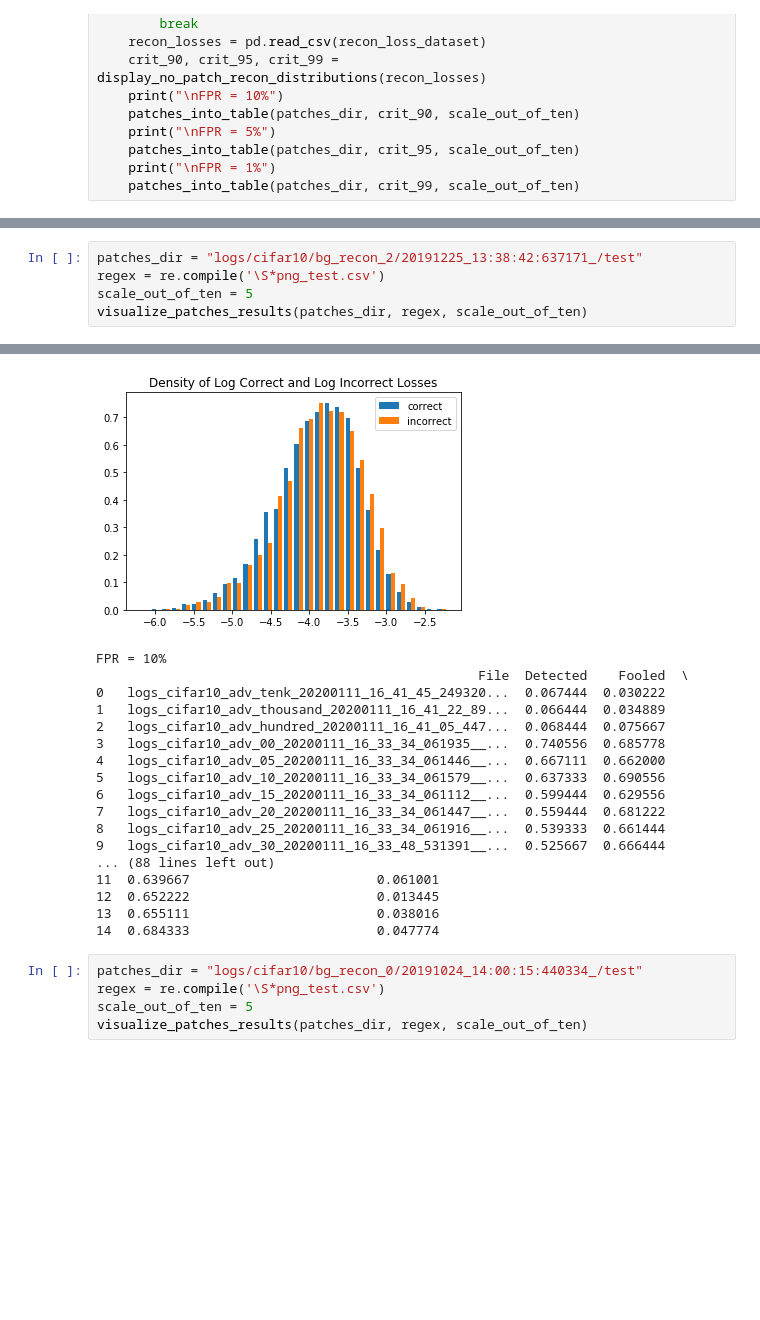
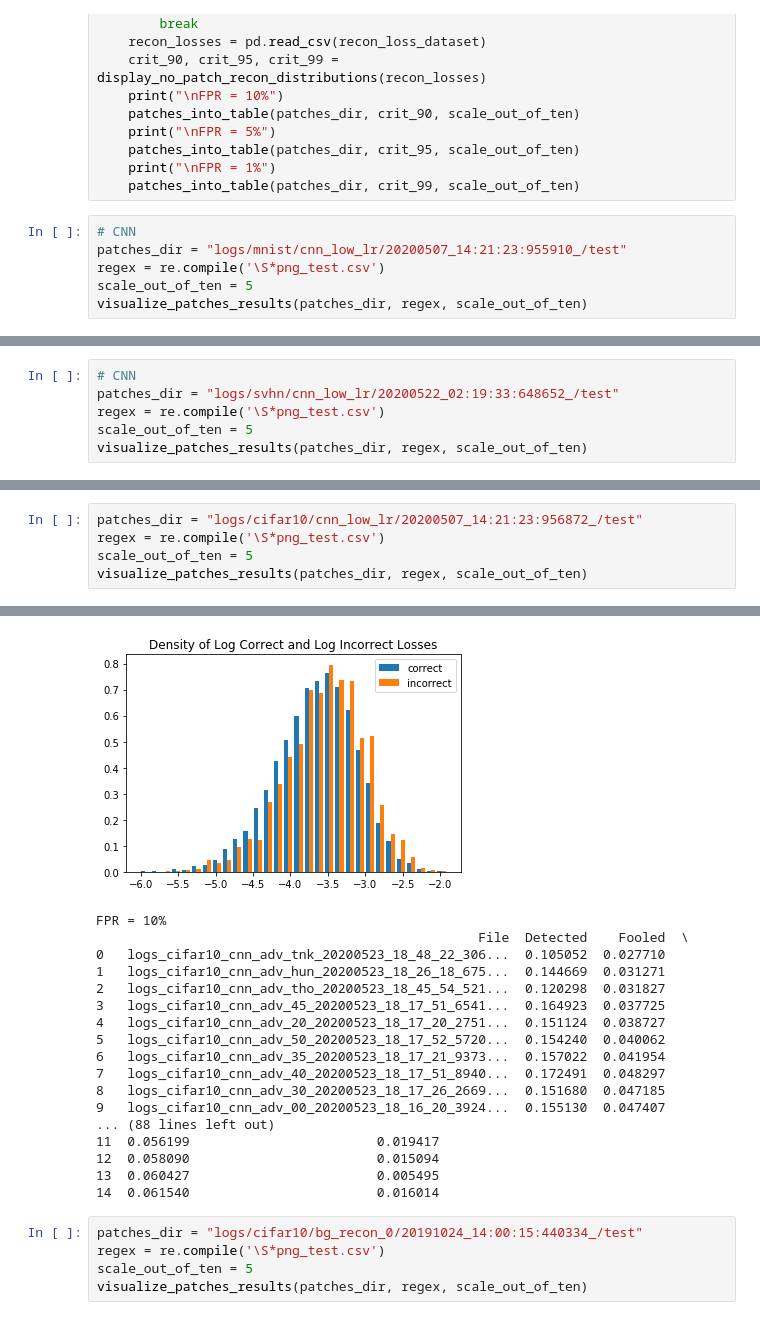
Before and after one commit to PerryXDeng/detecting-adversarial-patches-capsule-networks, a Jupyter notebook: recon_error_analysis.ipynb, the cells around one changed output, grey strips where cells are left out. Saved outputs shown, nothing was run; the diff lists cells and outputs as text; blank space fills up the shorter version.

```diff
--- a/recon_error_analysis.ipynb
+++ b/recon_error_analysis.ipynb
@@ -128,3 +128,9 @@ def visualize_patches_results(data_dir, regex, scale_out_of_ten):
     patches_into_table(patches_dir, crit_95, scale_out_of_ten)
     print("\nFPR = 1%")
     patches_into_table(patches_dir, crit_99, scale_out_of_ten)
+# %%
+# CNN
+patches_dir = "logs/mnist/cnn_low_lr/20200507_14:21:23:955910_/test"
+regex = re.compile('\S*png_test.csv')
+scale_out_of_ten = 5
+visualize_patches_results(patches_dir, regex, scale_out_of_ten)
@@ -155,3 +184,9 @@ FPR = 10%
 13  0.028160                        0.492000
 14  0.028160                        0.602504
 15  0.028603                        0.273239
+# %%
+# CNN
+patches_dir = "logs/svhn/cnn_low_lr/20200522_02:19:33:648652_/test"
+regex = re.compile('\S*png_test.csv')
+scale_out_of_ten = 5
+visualize_patches_results(patches_dir, regex, scale_out_of_ten)
@@ -185,5 +243,5 @@ FPR = 10%
 # %%
-patches_dir = "logs/cifar10/bg_recon_2/20191225_13:38:42:637171_/test"
+patches_dir = "logs/cifar10/cnn_low_lr/20200507_14:21:23:956872_/test"
 regex = re.compile('\S*png_test.csv')
 scale_out_of_ten = 5
 visualize_patches_results(patches_dir, regex, scale_out_of_ten)
@@ -194,21 +252,21 @@ visualize_patches_results(patches_dir, regex, scale_out_of_ten)
-[figure, old version]
+[figure, new version]
 FPR = 10%
                                                  File  Detected    Fooled  \
-0   logs_cifar10_adv_tenk_20200111_16_41_45_249320...  0.067444  0.030222
-1   logs_cifar10_adv_thousand_20200111_16_41_22_89...  0.066444  0.034889
-2   logs_cifar10_adv_hundred_20200111_16_41_05_447...  0.068444  0.075667
-3   logs_cifar10_adv_00_20200111_16_33_34_061935__...  0.740556  0.685778
-4   logs_cifar10_adv_05_20200111_16_33_34_061446__...  0.667111  0.662000
-5   logs_cifar10_adv_10_20200111_16_33_34_061579__...  0.637333  0.690556
-6   logs_cifar10_adv_15_20200111_16_33_34_061112__...  0.599444  0.629556
-7   logs_cifar10_adv_20_20200111_16_33_34_061447__...  0.559444  0.681222
-8   logs_cifar10_adv_25_20200111_16_33_34_061916__...  0.539333  0.661444
-9   logs_cifar10_adv_30_20200111_16_33_48_531391__...  0.525667  0.666444
+0   logs_cifar10_cnn_adv_tnk_20200523_18_48_22_306...  0.105052  0.027710
+1   logs_cifar10_cnn_adv_hun_20200523_18_26_18_675...  0.144669  0.031271
+2   logs_cifar10_cnn_adv_tho_20200523_18_45_54_521...  0.120298  0.031827
+3   logs_cifar10_cnn_adv_45_20200523_18_17_51_6541...  0.164923  0.037725
+4   logs_cifar10_cnn_adv_20_20200523_18_17_20_2751...  0.151124  0.038727
+5   logs_cifar10_cnn_adv_50_20200523_18_17_52_5720...  0.154240  0.040062
+6   logs_cifar10_cnn_adv_35_20200523_18_17_21_9373...  0.157022  0.041954
+7   logs_cifar10_cnn_adv_40_20200523_18_17_51_8940...  0.172491  0.048297
+8   logs_cifar10_cnn_adv_30_20200523_18_17_26_2669...  0.151680  0.047185
+9   logs_cifar10_cnn_adv_00_20200523_18_16_20_3924...  0.155130  0.047407
 ... (88 lines left out)
-11  0.639667                        0.061001
-12  0.652222                        0.013445
-13  0.655111                        0.038016
-14  0.684333                        0.047774
+11  0.056199                        0.019417
+12  0.058090                        0.015094
+13  0.060427                        0.005495
+14  0.061540                        0.016014
 # %%
 patches_dir = "logs/cifar10/bg_recon_0/20191024_14:00:15:440334_/test"
 regex = re.compile('\S*png_test.csv')
```
Also changed, not shown: parts of 5 cells of this notebook.
